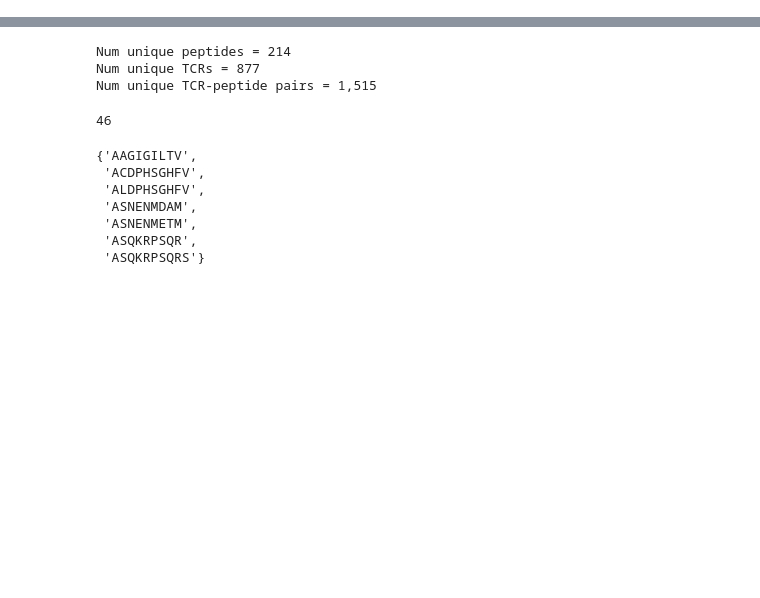
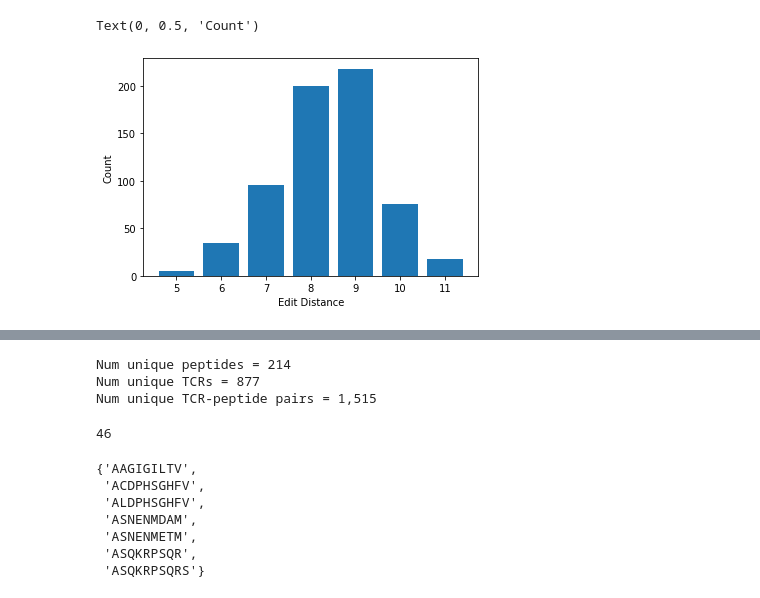
Before and after one commit to swansonk14/tcr-bert, a Jupyter notebook: jupyter/peptide_similarity.ipynb, the cells around one changed output, grey strips where cells are left out. Drawn from its saved outputs; the diff is of its cells as text; code cells hidden in the pictures; blank space fills up the shorter version.

```diff
--- a/jupyter/peptide_similarity.ipynb
+++ b/jupyter/peptide_similarity.ipynb
@@ -170,0 +176,7 @@ Text(0, 0.5, 'Aligment Score')
+# %%
+plt.bar(*zip(*Counter(peptide_pair_dists).most_common()))
+plt.xlabel('Edit Distance')
+plt.ylabel('Count')
+# %% [output]
+Text(0, 0.5, 'Count')
+[figure, added]
```
Also changed, not shown: parts of 31 cells of this notebook.
